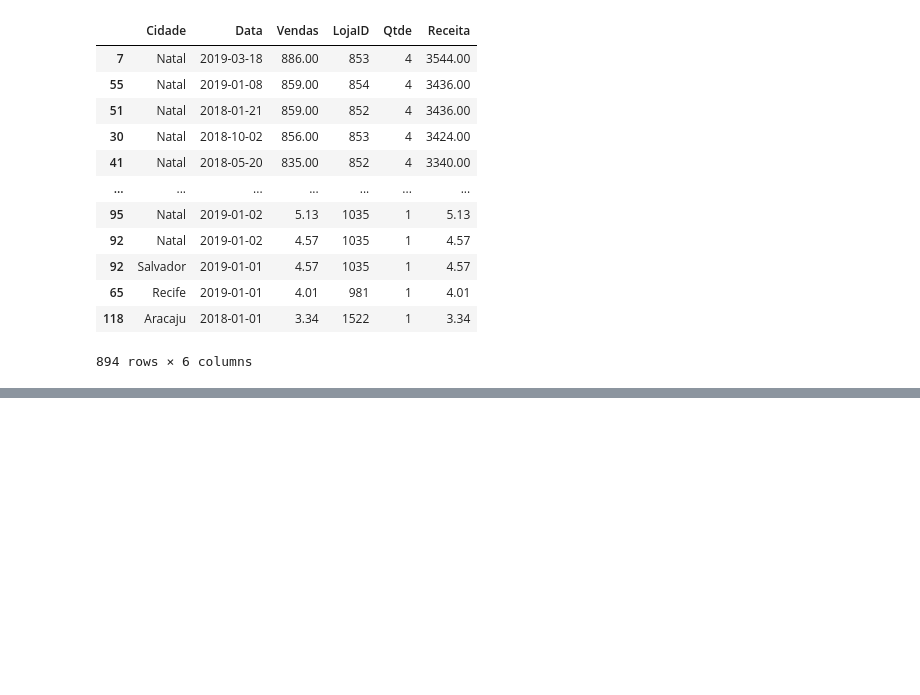
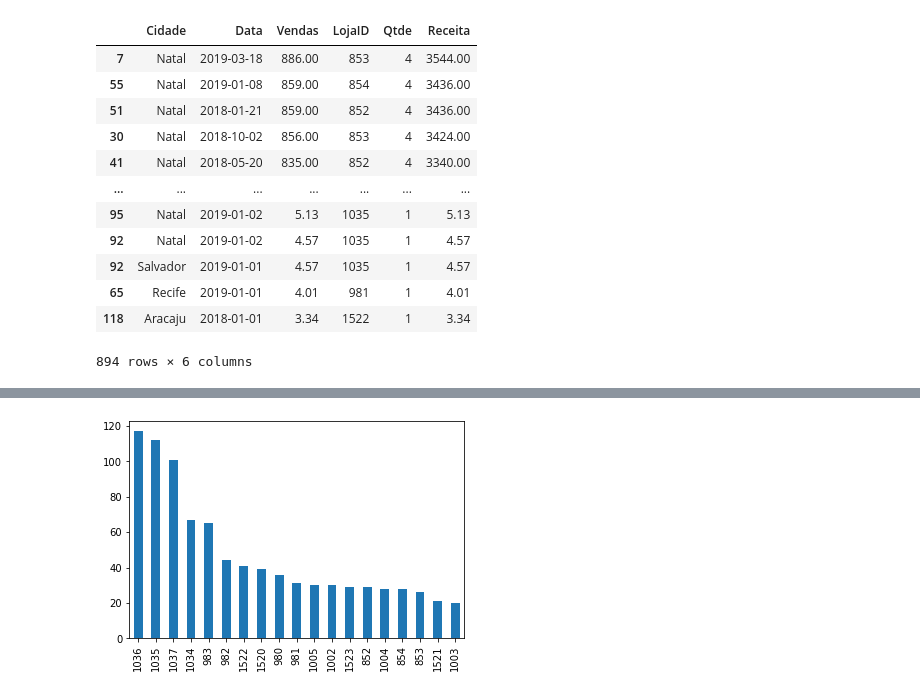
Before and after one commit to Albislan/dio_projeto_pandas1, a Jupyter notebook: analise_excell.ipynb, the cells around one changed output, grey strips where cells are left out. Drawn from its saved outputs; the diff is of its cells as text; code cells hidden in the pictures; blank space fills up the shorter version.

Commit message:
analizando datas e formulando graficos com os dados

```diff
--- a/analise_excell.ipynb
+++ b/analise_excell.ipynb
@@ -156,0 +168,3 @@ df_vendas.sort_values('Receita', ascending=False) # ordenando os valores de Rece
+# %%
+#Criando uma nova coluna com o ano
+df_vendas['Ano_Venda'] = df_vendas['Data'].dt.year
@@ -156,0 +200,3 @@ df_vendas.sort_values('Receita', ascending=False) # ordenando os valores de Rece
+# %%
+#extraindo vendas do trimestre
+df_vendas['trimestre_venda'] = df_vendas['Data'].dt.quarter
@@ -156,0 +242,4 @@ df_vendas.sort_values('Receita', ascending=False) # ordenando os valores de Rece
+# %%
+df_vendas['LojaID'].value_counts(ascending=False).plot.bar();
+# %% [output]
+[figure, added]
```
Also changed, not shown: parts of 21 cells of this notebook, 1 other file.
